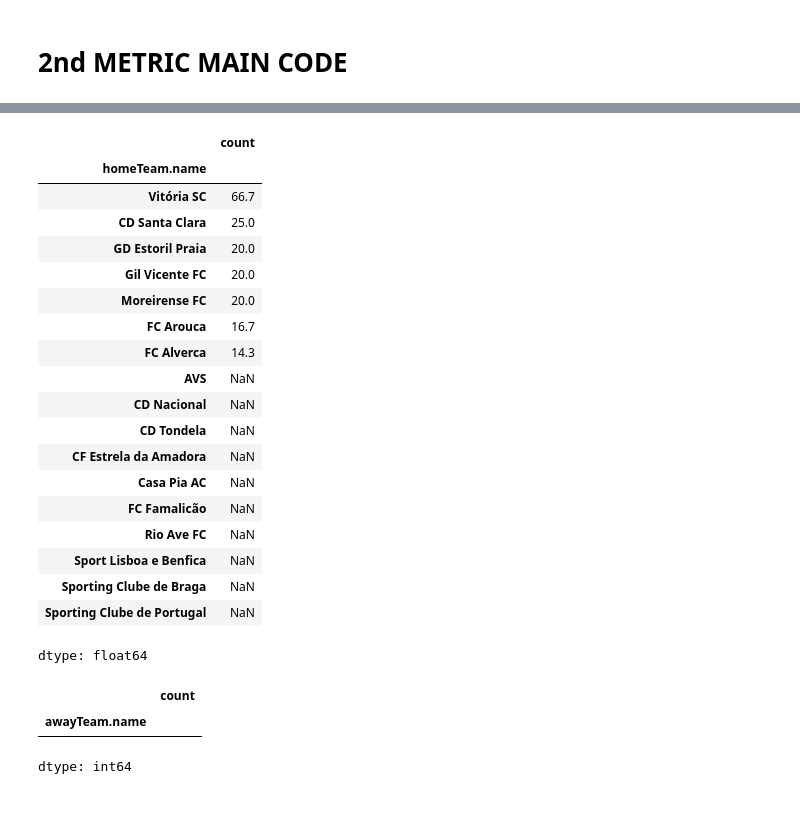
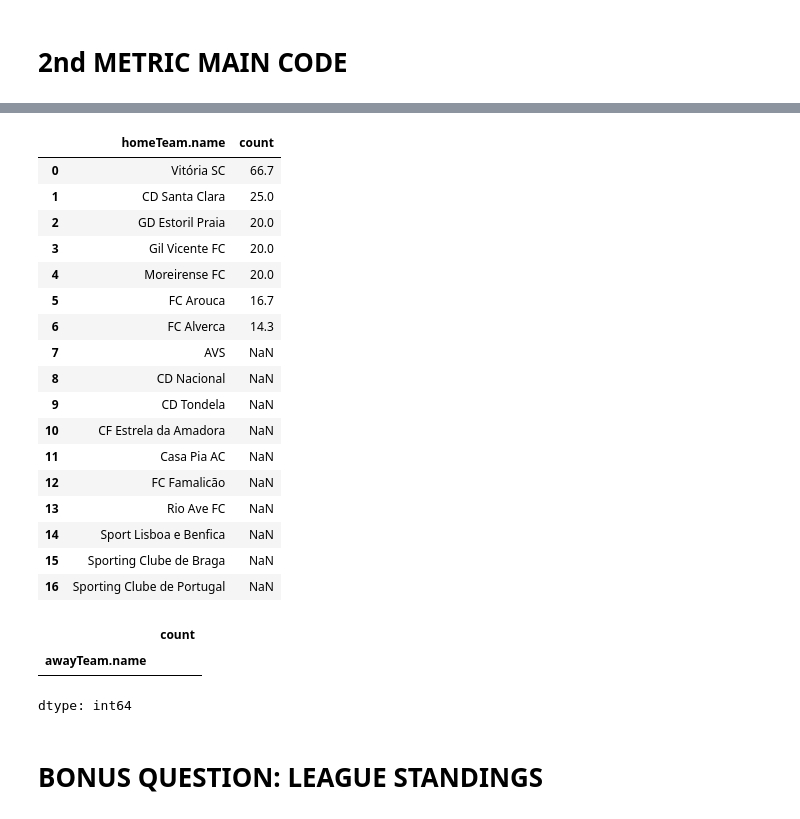
Before and after one commit to rafa-el-ferreira/Portuguese-League-25-26, a Jupyter notebook: Task_M10.ipynb, the cells around one changed output, grey strips where cells are left out. Drawn from its saved outputs; the diff is of its cells as text; code cells hidden in the pictures.

```diff
--- a/Task_M10.ipynb
+++ b/Task_M10.ipynb
@@ -317,27 +292,25 @@ dtype: int64
 # %%
 bc = (second_metric_home["homeTeam.name"].value_counts() / second_metric_home2["homeTeam.name"].value_counts() * 100).round(1)
-bc.sort_values(ascending=False)
+bc.sort_values(ascending=False).reset_index()
 # %% [output]
-|  | count |
-| homeTeam.name |  |
-| Vitória SC | 66.7 |
-| CD Santa Clara | 25.0 |
-| GD Estoril Praia | 20.0 |
-| Gil Vicente FC | 20.0 |
-| Moreirense FC | 20.0 |
-| FC Arouca | 16.7 |
-| FC Alverca | 14.3 |
-| AVS | NaN |
-| CD Nacional | NaN |
-| CD Tondela | NaN |
-| CF Estrela da Amadora | NaN |
-| Casa Pia AC | NaN |
-| FC Famalicão | NaN |
-| Rio Ave FC | NaN |
-| Sport Lisboa e Benfica | NaN |
-| Sporting Clube de Braga | NaN |
-| Sporting Clube de Portugal | NaN |
+|  | homeTeam.name | count |
+| 0 | Vitória SC | 66.7 |
+| 1 | CD Santa Clara | 25.0 |
+| 2 | GD Estoril Praia | 20.0 |
+| 3 | Gil Vicente FC | 20.0 |
+| 4 | Moreirense FC | 20.0 |
+| 5 | FC Arouca | 16.7 |
+| 6 | FC Alverca | 14.3 |
+| 7 | AVS | NaN |
+| 8 | CD Nacional | NaN |
+| 9 | CD Tondela | NaN |
+| 10 | CF Estrela da Amadora | NaN |
+| 11 | Casa Pia AC | NaN |
+| 12 | FC Famalicão | NaN |
+| 13 | Rio Ave FC | NaN |
+| 14 | Sport Lisboa e Benfica | NaN |
+| 15 | Sporting Clube de Braga | NaN |
+| 16 | Sporting Clube de Portugal | NaN |
-dtype: float64
 # %%
 #no team could turnaround a result playing away
 second_metric_away["awayTeam.name"].value_counts()
@@ -345,3 +318,5 @@ second_metric_away["awayTeam.name"].value_counts()
 |  | count |
 | awayTeam.name |  |
 dtype: int64
+# %% [markdown]
+# **BONUS QUESTION: LEAGUE STANDINGS**
```
Also changed, not shown: parts of 10 cells of this notebook.
